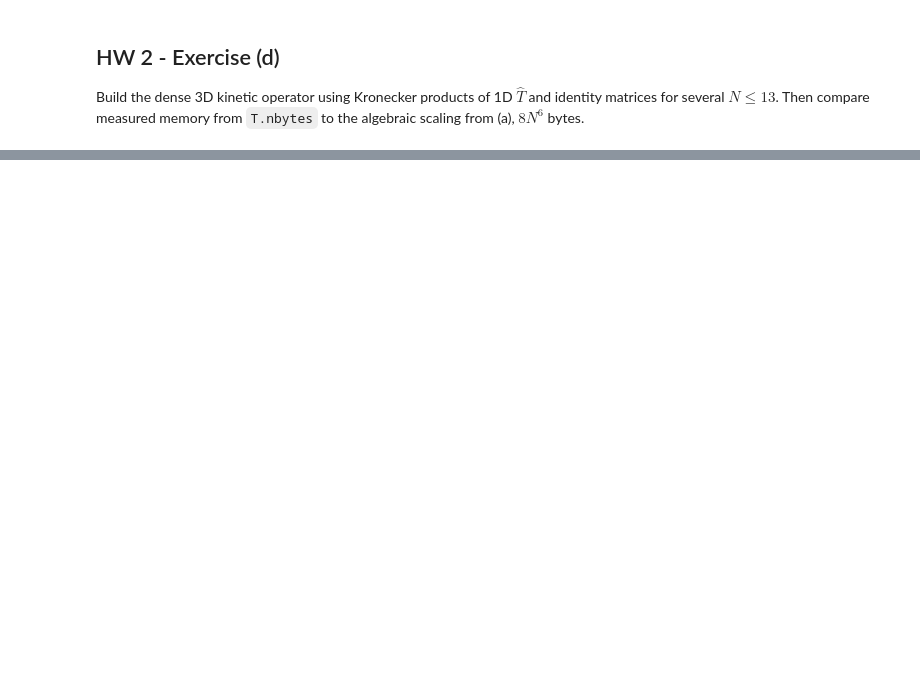
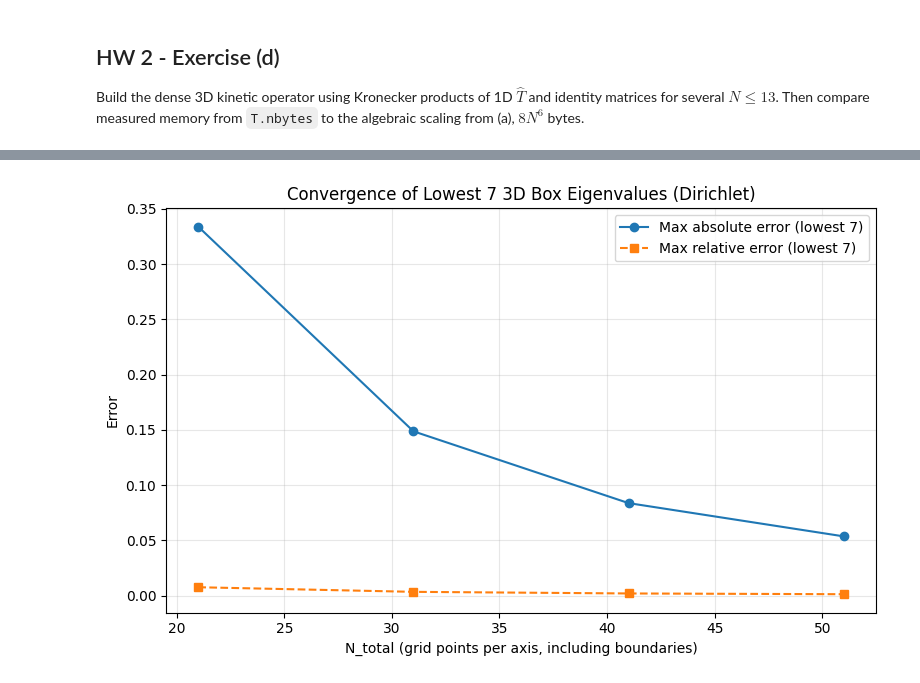
Before and after one commit to aradhyajain430/chem-1560k, a Jupyter notebook: HW2/HW 2.ipynb, the cells around one changed output, grey strips where cells are left out. Drawn from its saved outputs; the diff is of its cells as text; code cells hidden in the pictures; blank space fills up the shorter version.

```diff
--- a/HW2/HW 2.ipynb
+++ b/HW2/HW 2.ipynb
@@ -120,0 +237,82 @@ plt.show()
+# %%
+import numpy as np
+import matplotlib.pyplot as plt
+from scipy import sparse
+from scipy.sparse.linalg import eigsh
+
+# Particle-in-a-box constants in atomic units.
+hbar = 1.0
+m = 1.0
+L = 1.0
+
+def T1D_dirichlet_interior(N_total, L=1.0, hbar=1.0, m=1.0):
+    """
+    1D kinetic operator on interior points only for 0<=x<=L with Dirichlet BCs.
+    N_total includes both boundary nodes; matrix dimension is N_total-2.
+    """
+    n = N_total - 2
+    dx = L / (N_total - 1)
+    pref = -(hbar**2) / (2.0 * m * dx**2)
+    main = -2.0 * np.ones(n)
+    off = np.ones(n - 1)
+    return sparse.diags([off, main, off], offsets=[-1, 0, 1], format='csr') * pref
+
+def H3D_dirichlet(N_total, L=1.0, hbar=1.0, m=1.0):
+    """3D Hamiltonian H=T for a free particle in a box (Dirichlet interior grid)."""
+    T = T1D_dirichlet_interior(N_total, L=L, hbar=hbar, m=m)
+    n = N_total - 2
+    I = sparse.eye(n, format='csr')
+    H = (
+        sparse.kron(sparse.kron(T, I, format='csr'), I, format='csr')
+        + sparse.kron(sparse.kron(I, T, format='csr'), I, format='csr')
+        + sparse.kron(sparse.kron(I, I, format='csr'), T, format='csr')
+    )
+    return H.tocsr()
+
+def analytic_lowest7(L=1.0, hbar=1.0, m=1.0):
+    """Analytic lowest 7 energies with degeneracies: [3,6,6,6,9,9,9] * pi^2/2."""
+    vals = np.array([3, 6, 6, 6, 9, 9, 9], dtype=float)
+    pref = (np.pi**2 * hbar**2) / (2.0 * m * L**2)
+    return pref * vals
+
+N_list = [21, 31, 41, 51]
+E_ref = analytic_lowest7(L=L, hbar=hbar, m=m)
+
+abs_err_max = []
+rel_err_max = []
+
+print('Reference lowest 7 energies:')
+print(np.array2string(E_ref, precision=8))
+print('\nN_total, dim, max|E_num-E_ref|, max relative error')
+
+for N in N_list:
+    # Build sparse Hamiltonian and solve smallest 7 eigenvalues.
+    H = H3D_dirichlet(N, L=L, hbar=hbar, m=m)
+    dim = H.shape[0]
+    evals, _ = eigsh(H, k=7, which='SA', tol=1e-10)
+    evals = np.sort(evals)
+
+    # Store error metrics for convergence plot.
+    abs_err = np.abs(evals - E_ref)
+    rel_err = abs_err / E_ref
+    abs_err_max.append(abs_err.max())
+    rel_err_max.append(rel_err.max())
+
+    print(f'{N:2d}, {dim:7d}, {abs_err.max():.6e}, {rel_err.max():.6e}')
+    print('  E_num =', np.array2string(evals, precision=8))
+    print('  E_ref =', np.array2string(E_ref, precision=8))
+
+abs_err_max = np.array(abs_err_max)
+rel_err_max = np.array(rel_err_max)
+
+plt.figure(figsize=(8, 5))
+plt.plot(N_list, abs_err_max, 'o-', label='Max absolute error (lowest 7)')
+plt.plot(N_list, rel_err_max, 's--', label='Max relative error (lowest 7)')
+plt.xlabel('N_total (grid points per axis, including boundaries)')
+plt.ylabel('Error')
+plt.title('Convergence of Lowest 7 3D Box Eigenvalues (Dirichlet)')
+plt.grid(alpha=0.3)
+plt.legend()
+plt.tight_layout()
+plt.show()
+# %% [output]
@@ -120,0 +336 @@ plt.show()
+[figure, added]
```
Also changed, not shown: parts of 20 cells of this notebook.
